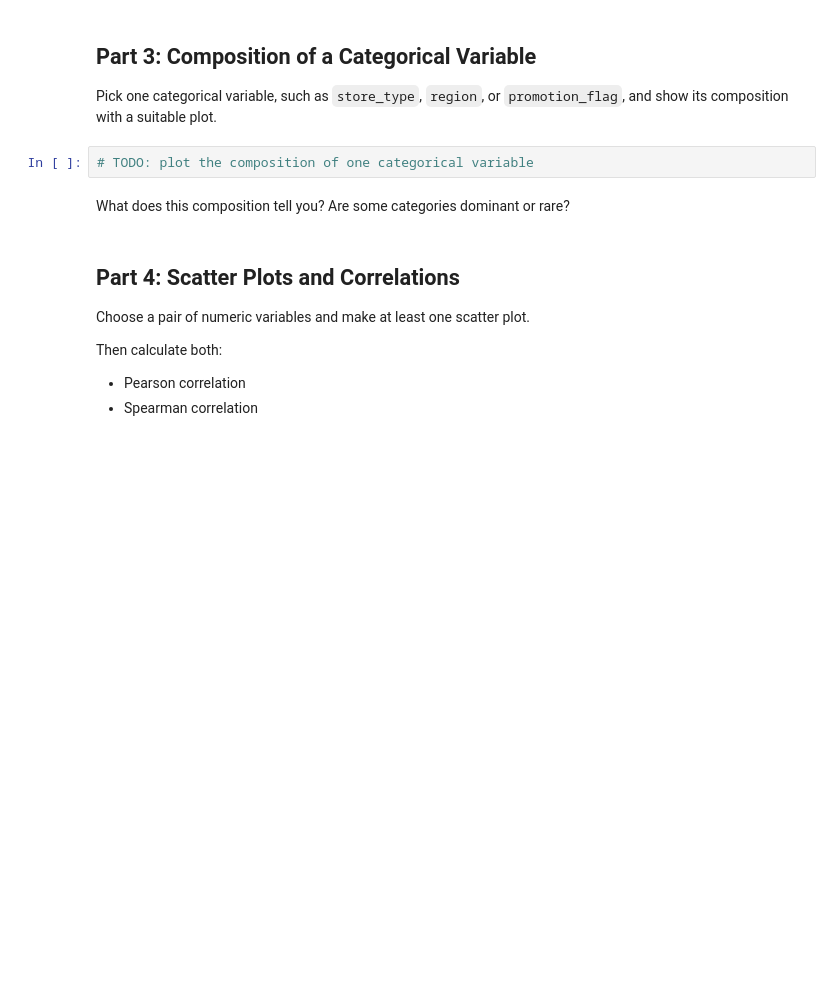
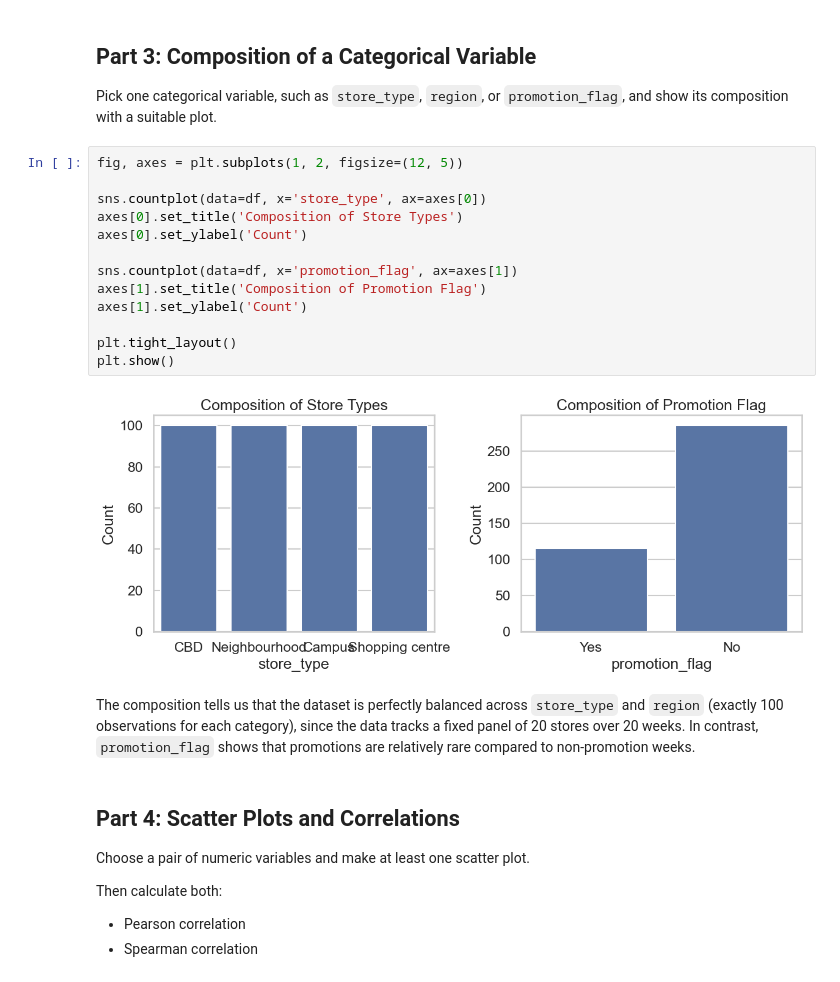
Before and after one commit to Anton1321/worksheet4, a Jupyter notebook: code/worksheet4_eda_student.ipynb, the cells around one changed output. Saved outputs shown, nothing was run; the diff lists cells and outputs as text; blank space fills up the shorter version.

```diff
--- a/code/worksheet4_eda_student.ipynb
+++ b/code/worksheet4_eda_student.ipynb
@@ -67,9 +85,22 @@ Write a short reflection here. For example:
 
 Pick one categorical variable, such as `store_type`, `region`, or `promotion_flag`, and show its composition with a suitable plot.
 # %%
-# TODO: plot the composition of one categorical variable
+fig, axes = plt.subplots(1, 2, figsize=(12, 5))
+
+sns.countplot(data=df, x='store_type', ax=axes[0])
+axes[0].set_title('Composition of Store Types')
+axes[0].set_ylabel('Count')
+
+sns.countplot(data=df, x='promotion_flag', ax=axes[1])
+axes[1].set_title('Composition of Promotion Flag')
+axes[1].set_ylabel('Count')
+
+plt.tight_layout()
+plt.show()
+# %% [output]
+[figure, added]
 # %% [markdown]
-What does this composition tell you? Are some categories dominant or rare?
+The composition tells us that the dataset is perfectly balanced across `store_type` and `region` (exactly 100 observations for each category), since the data tracks a fixed panel of 20 stores over 20 weeks. In contrast, `promotion_flag` shows that promotions are relatively rare compared to non-promotion weeks.
 # %% [markdown]
 ## Part 4: Scatter Plots and Correlations
 
```
Also changed, not shown: parts of 11 cells of this notebook, 1 other file.
